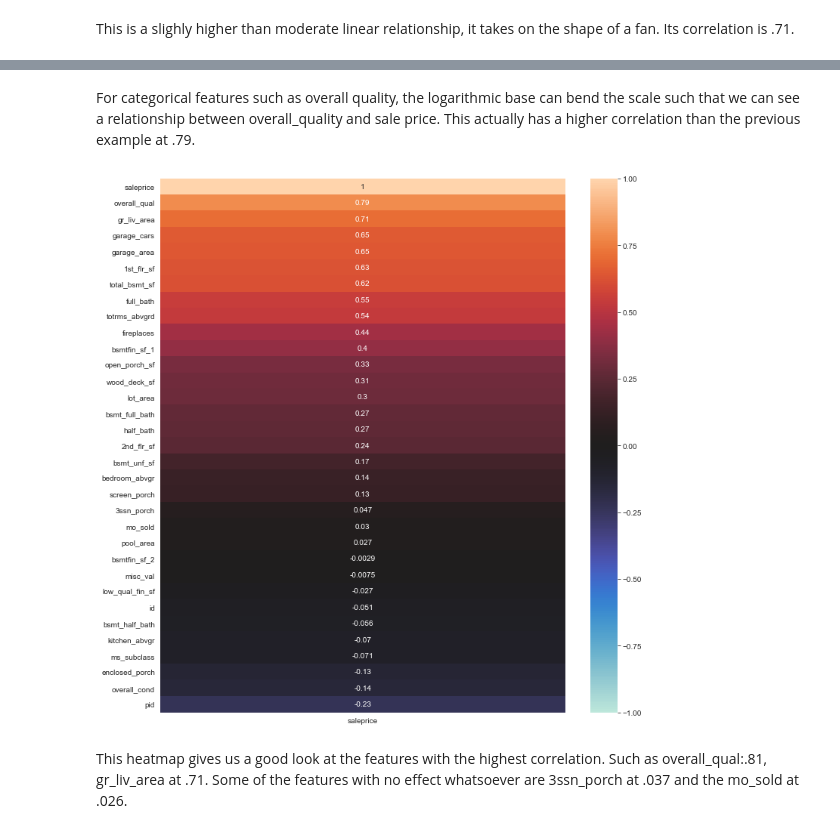
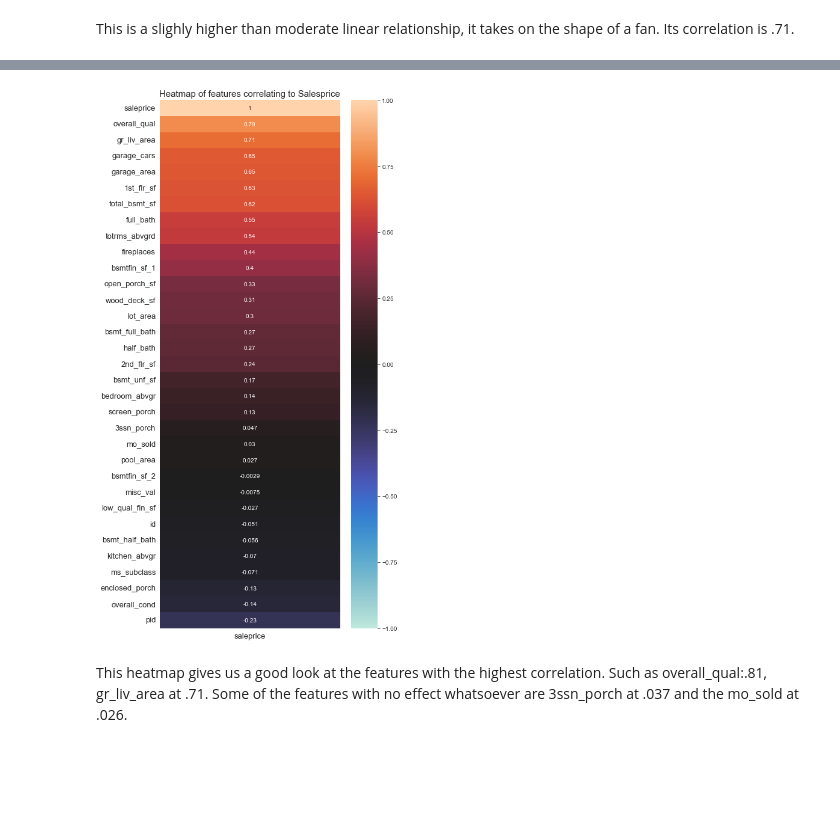
Before and after one commit to dcast822/Housing_salesprice_prediction_with_Machine_Learning, a Jupyter notebook: code/first_iteration_eda_ml_dc.ipynb, the cells around one changed output, grey strips where cells are left out. Cells and saved outputs as stored; diff of their text form; code cells hidden in the pictures; blank space fills up the shorter version.

```diff
--- a/code/first_iteration_eda_ml_dc.ipynb
+++ b/code/first_iteration_eda_ml_dc.ipynb
@@ -110,7 +110,7 @@ SalePrice       0.000000
 Length: 81, dtype: float64
 # %%
 #dropping columns with nulls close to and over 50% as well as some lower correlation columns as well.
-train_df.drop(columns=['Pool QC', 'Misc Feature', 'Alley','Fence','Lot Frontage','Mas Vnr Area','Garage Yr Blt'], inplace=True)
+train_df.drop(columns=['Pool QC', 'Misc Feature', 'Alley','Fence','Lot Frontage','Mas Vnr Area','Garage Yr Blt', 'Fireplace Qu'], inplace=True)
 train_df.head()
 # %% [output]
 |  | Id | PID | MS SubClass | MS Zoning | Lot Area | Street | Lot Shape | Land Contour | Utilities | ... |
@@ -161,7 +163,3 @@ Yr Sold              int64
 Sale Type           object
 SalePrice            int64
 dtype: object
-# %%
-train_df.drop(columns=['Fireplace Qu'], inplace=True)
-train_df.head()
-#close to 50% Null decided to drop as well.
@@ -271,14 +256,16 @@ plt.savefig('../images/overall_qual_vs_sales.png')
-# %% [markdown]
-For categorical features such as overall quality, the logarithmic base can bend the scale such that we can see a relationship between overall_quality and sale price.  This actually has a higher correlation than the previous example at .79.
 # %%
-plt.figure(figsize=(12,13))
+plt.figure(figsize=(7,13))
+plt.title('Heatmap of features correlating to Salesprice', fontsize = 15)
+plt.yticks(fontsize=13)
+plt.xticks(fontsize =13)
 sns.heatmap(train_df.corr()[['saleprice']].sort_values(by='saleprice',
                                                        ascending=False),
             cmap='icefire',
             annot=True, vmin=-1, vmax=1);
+plt.tight_layout()
 #2.02 eda lesson
 # %% [output]
-[figure, old version]
+[figure, new version]
 # %% [markdown]
 This heatmap gives us a good look at the features with the highest correlation.
 Such as overall_qual:.81, gr_liv_area at .71.  Some of the features with no effect whatsoever are 3ssn_porch at .037 and the mo_sold at .026.
```
Also changed, not shown: parts of 99 cells of this notebook, 24 other files.
